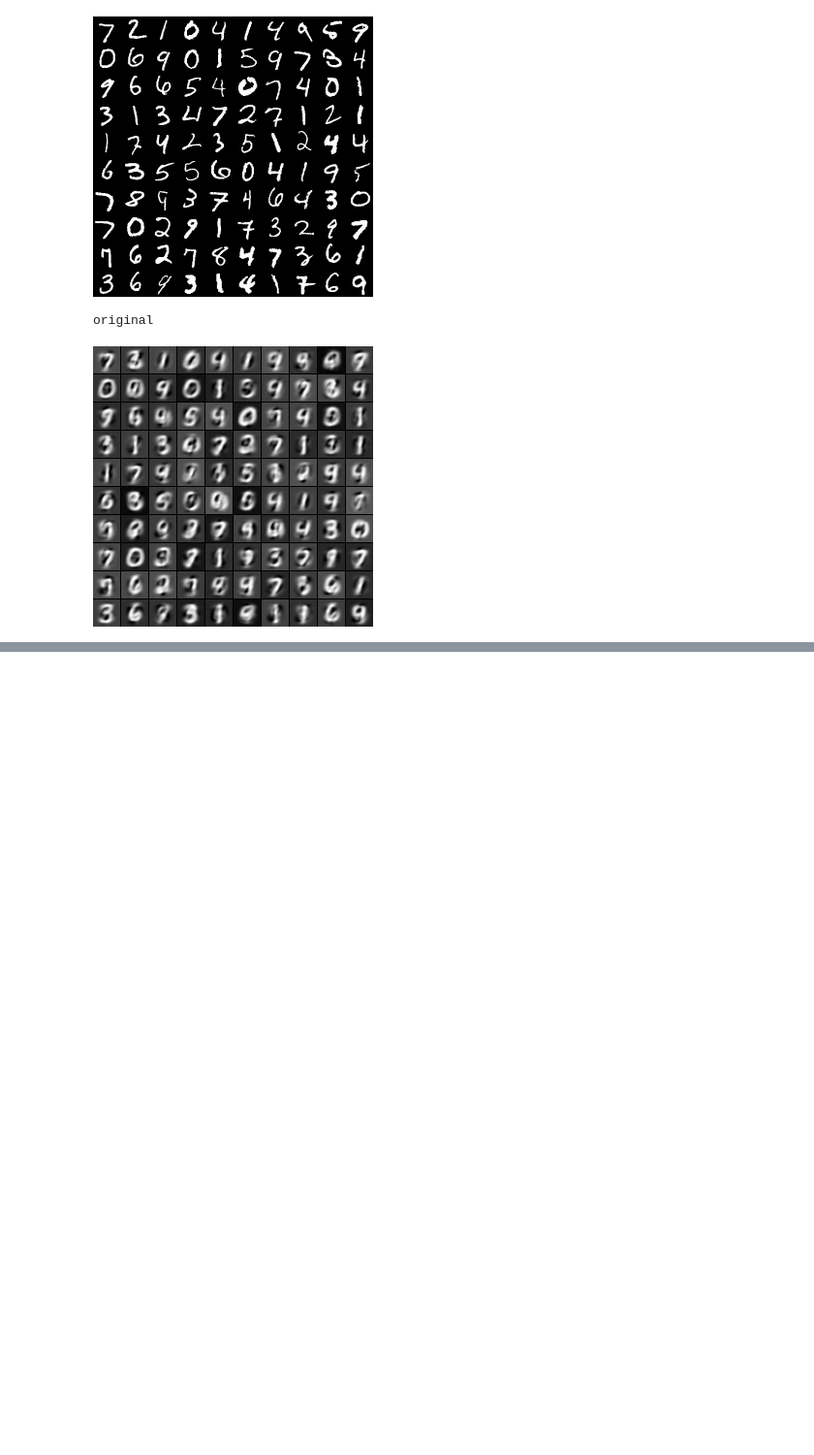
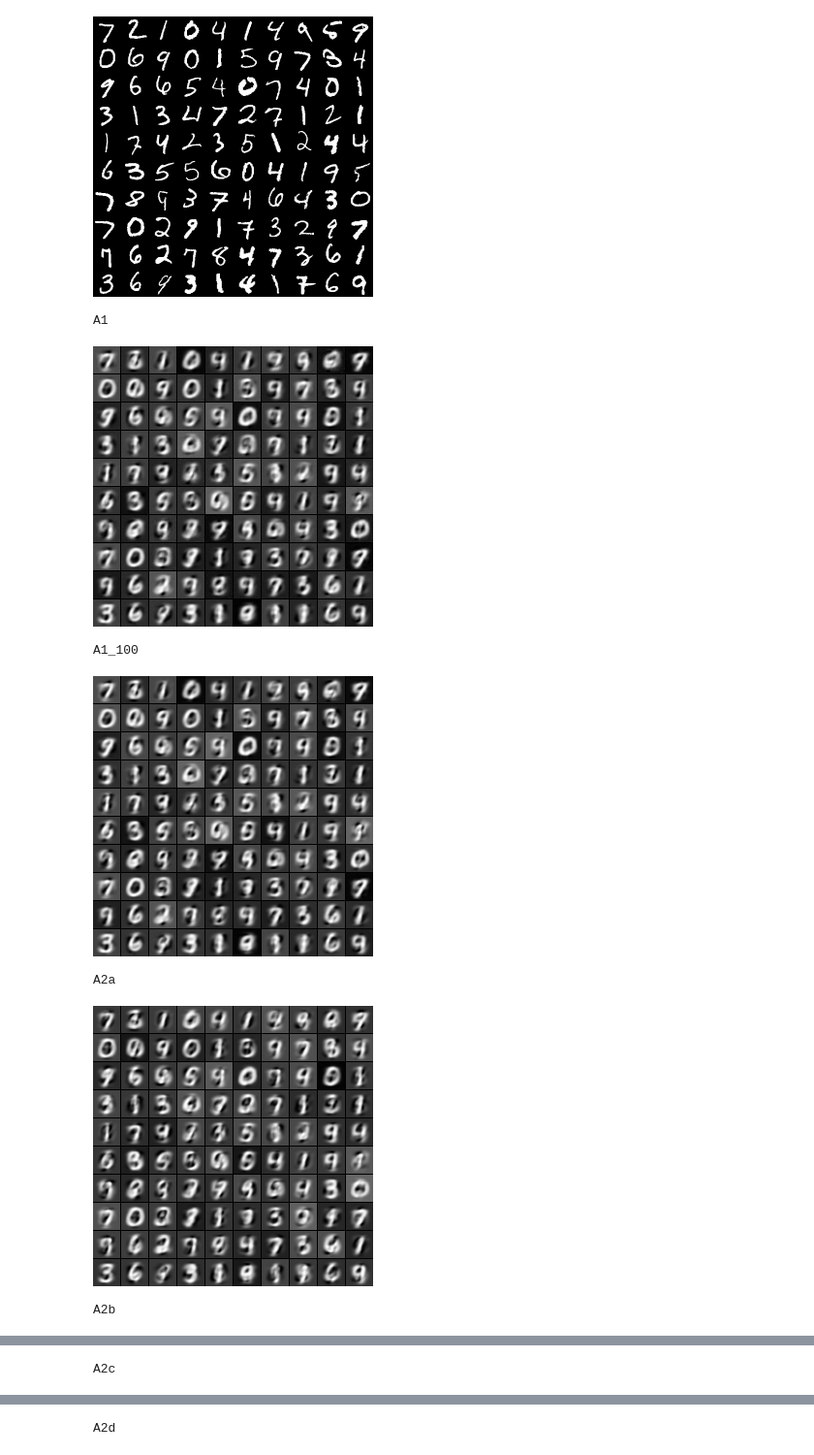
Before and after one commit to vinmisra/AE_experiments, a Jupyter notebook: test_AE.ipynb, the cells around one changed output, grey strips where cells are left out. Shown at 97% size. Cells and saved outputs as stored; diff of their text form; code cells hidden in the pictures; blank space fills up the shorter version.

```diff
--- a/test_AE.ipynb
+++ b/test_AE.ipynb
@@ -22,11 +31,10 @@ AE_finetuned = serial.load(os.path.join(dir_model,'finetune.pkl'))
 test_data = serial.load(os.path.join(dir_fuel,'mnist_test_X.pkl'))
 # %% [markdown]
 #Define graph
-# %%
-X = AE_finetuned.get_input_space().make_theano_batch()
-# %%
-Y = AE_finetuned.fprop(X)
+# %%
+Xs = [model.get_input_space().make_theano_batch() for model in models]
+Ys = [model.fprop(X) for (model,X) in zip(models,Xs)]
 # %% [markdown]
 #Compute output
 # %%
-xhat = Y.eval({X:test_data})
+Xhats = [Y.eval({X:test_data}) for (X,Y) in zip(Xs,Ys)]
@@ -42,13 +52,19 @@ I.display(I.Image('temp.png'))
 original
 [figure]
 # %%
-reconstructed = Image.fromarray(tile_raster_images(X=xhat,
+for (xhat,model_folder) in zip(Xhats,model_folders):
+    reconstructed = Image.fromarray(tile_raster_images(X=xhat,
                                                   img_shape=(28,28),
                                                   tile_shape=(10,10),
                                                   tile_spacing=(1,1)))
-reconstructed.save('temp.png')
-print 'original'
-I.display(I.Image('temp.png'))
+    reconstructed.save(model_folder+'.png')
+    print model_folder
+    I.display(I.Image(model_folder+'.png'))
 # %% [output]
-original
+A1
-[figure, old version]
+[figure, new version]
+A1_100
+[figure, added]
+A2a
+[figure, added]
+A2b
@@ -54,0 +72 @@ original
+A2c
@@ -54,0 +74 @@ original
+A2d
```
Also changed, not shown: parts of 7 cells of this notebook, 15 other files.
